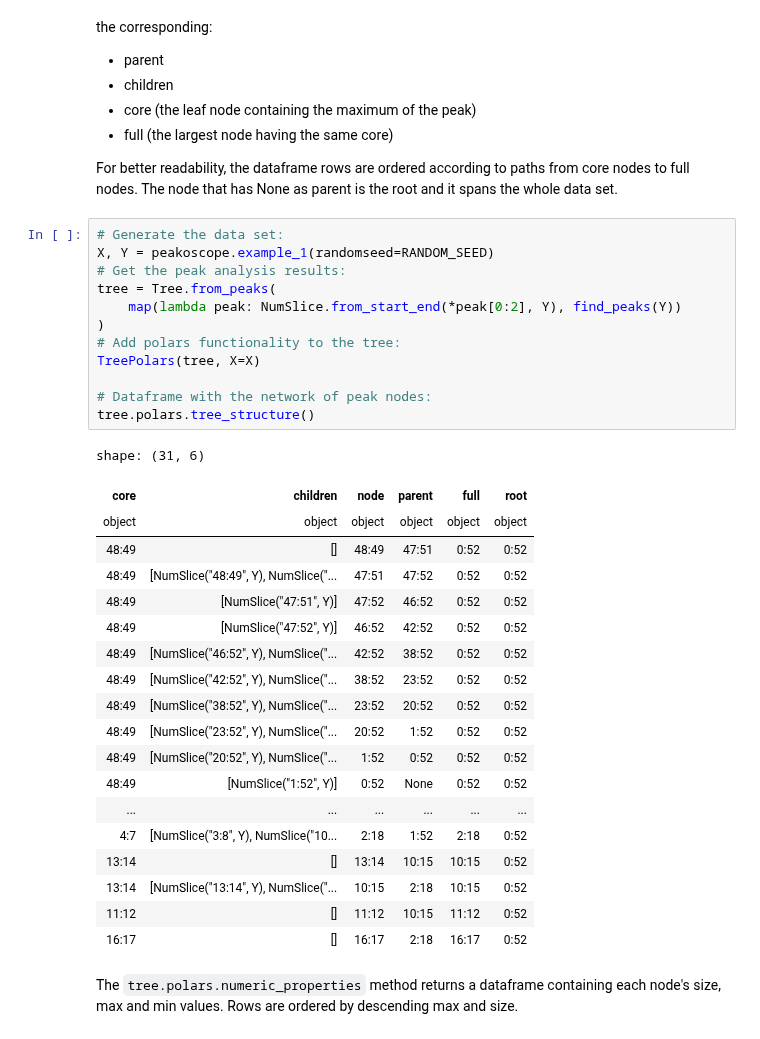
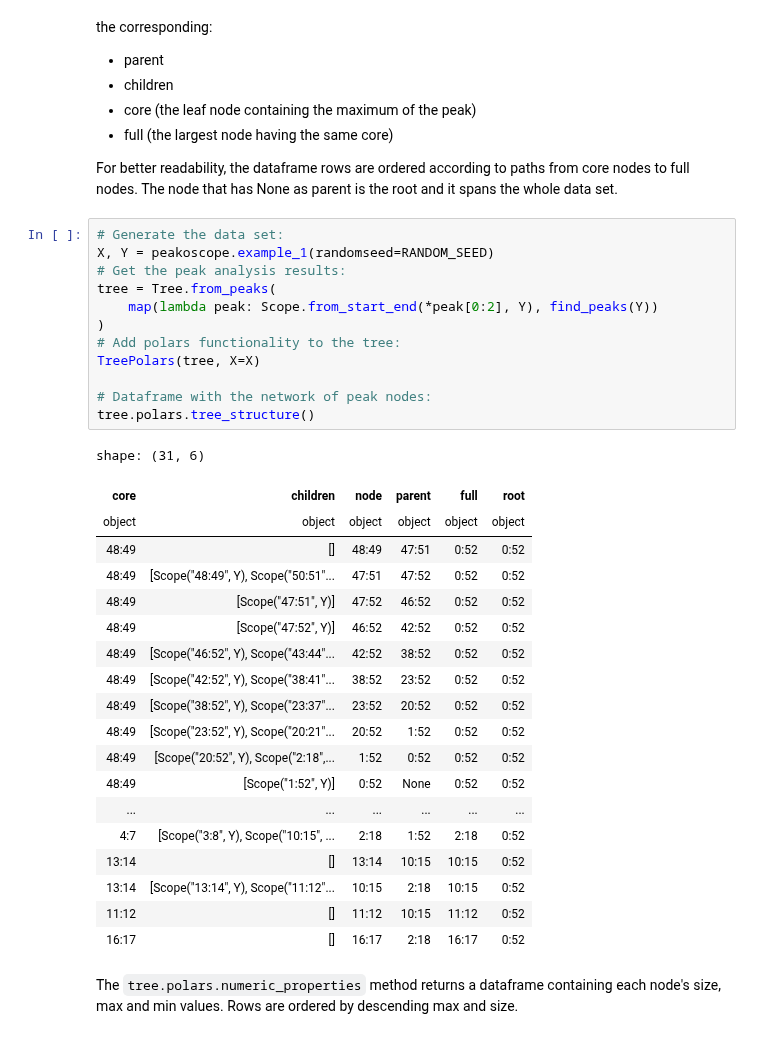
Before and after one commit to eivindtostesen/hierarchical_peak_finding, a Jupyter notebook: dataframes_tutorial.ipynb, the cells around one changed output. Cells and saved outputs as stored; diff of their text form.

```diff
--- a/dataframes_tutorial.ipynb
+++ b/dataframes_tutorial.ipynb
@@ -139,33 +139,33 @@ For better readability, the dataframe rows are ordered according to paths from c
 # %%
 # Generate the data set:
 X, Y = peakoscope.example_1(randomseed=RANDOM_SEED)
 # Get the peak analysis results:
 tree = Tree.from_peaks(
-    map(lambda peak: NumSlice.from_start_end(*peak[0:2], Y), find_peaks(Y))
+    map(lambda peak: Scope.from_start_end(*peak[0:2], Y), find_peaks(Y))
 )
 # Add polars functionality to the tree:
 TreePolars(tree, X=X)
 
 # Dataframe with the network of peak nodes:
 tree.polars.tree_structure()
 # %% [output]
 shape: (31, 6)
 | core | children | node | parent | full | root |
 | object | object | object | object | object | object |
 | 48:49 | [] | 48:49 | 47:51 | 0:52 | 0:52 |
-| 48:49 | [NumSlice("48:49", Y), NumSlice("... | 47:51 | 47:52 | 0:52 | 0:52 |
-| 48:49 | [NumSlice("47:51", Y)] | 47:52 | 46:52 | 0:52 | 0:52 |
-| 48:49 | [NumSlice("47:52", Y)] | 46:52 | 42:52 | 0:52 | 0:52 |
-| 48:49 | [NumSlice("46:52", Y), NumSlice("... | 42:52 | 38:52 | 0:52 | 0:52 |
-| 48:49 | [NumSlice("42:52", Y), NumSlice("... | 38:52 | 23:52 | 0:52 | 0:52 |
-| 48:49 | [NumSlice("38:52", Y), NumSlice("... | 23:52 | 20:52 | 0:52 | 0:52 |
-| 48:49 | [NumSlice("23:52", Y), NumSlice("... | 20:52 | 1:52 | 0:52 | 0:52 |
-| 48:49 | [NumSlice("20:52", Y), NumSlice("... | 1:52 | 0:52 | 0:52 | 0:52 |
-| 48:49 | [NumSlice("1:52", Y)] | 0:52 | None | 0:52 | 0:52 |
+| 48:49 | [Scope("48:49", Y), Scope("50:51"... | 47:51 | 47:52 | 0:52 | 0:52 |
+| 48:49 | [Scope("47:51", Y)] | 47:52 | 46:52 | 0:52 | 0:52 |
+| 48:49 | [Scope("47:52", Y)] | 46:52 | 42:52 | 0:52 | 0:52 |
+| 48:49 | [Scope("46:52", Y), Scope("43:44"... | 42:52 | 38:52 | 0:52 | 0:52 |
+| 48:49 | [Scope("42:52", Y), Scope("38:41"... | 38:52 | 23:52 | 0:52 | 0:52 |
+| 48:49 | [Scope("38:52", Y), Scope("23:37"... | 23:52 | 20:52 | 0:52 | 0:52 |
+| 48:49 | [Scope("23:52", Y), Scope("20:21"... | 20:52 | 1:52 | 0:52 | 0:52 |
+| 48:49 | [Scope("20:52", Y), Scope("2:18",... | 1:52 | 0:52 | 0:52 | 0:52 |
+| 48:49 | [Scope("1:52", Y)] | 0:52 | None | 0:52 | 0:52 |
 | ... | ... | ... | ... | ... | ... |
-| 4:7 | [NumSlice("3:8", Y), NumSlice("10... | 2:18 | 1:52 | 2:18 | 0:52 |
+| 4:7 | [Scope("3:8", Y), Scope("10:15", ... | 2:18 | 1:52 | 2:18 | 0:52 |
 | 13:14 | [] | 13:14 | 10:15 | 10:15 | 0:52 |
-| 13:14 | [NumSlice("13:14", Y), NumSlice("... | 10:15 | 2:18 | 10:15 | 0:52 |
+| 13:14 | [Scope("13:14", Y), Scope("11:12"... | 10:15 | 2:18 | 10:15 | 0:52 |
 | 11:12 | [] | 11:12 | 10:15 | 11:12 | 0:52 |
 | 16:17 | [] | 16:17 | 2:18 | 16:17 | 0:52 |
 # %% [markdown]
```
Also changed, not shown: parts of 12 cells of this notebook, 9 other files.
